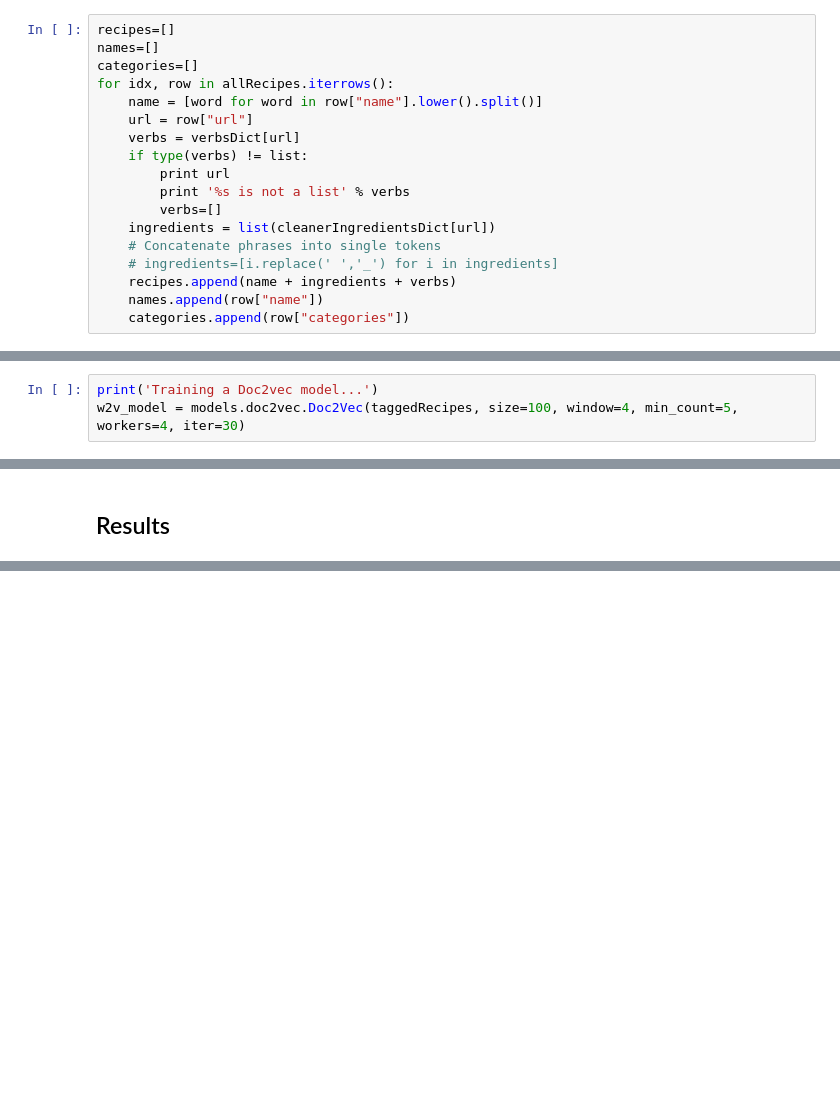
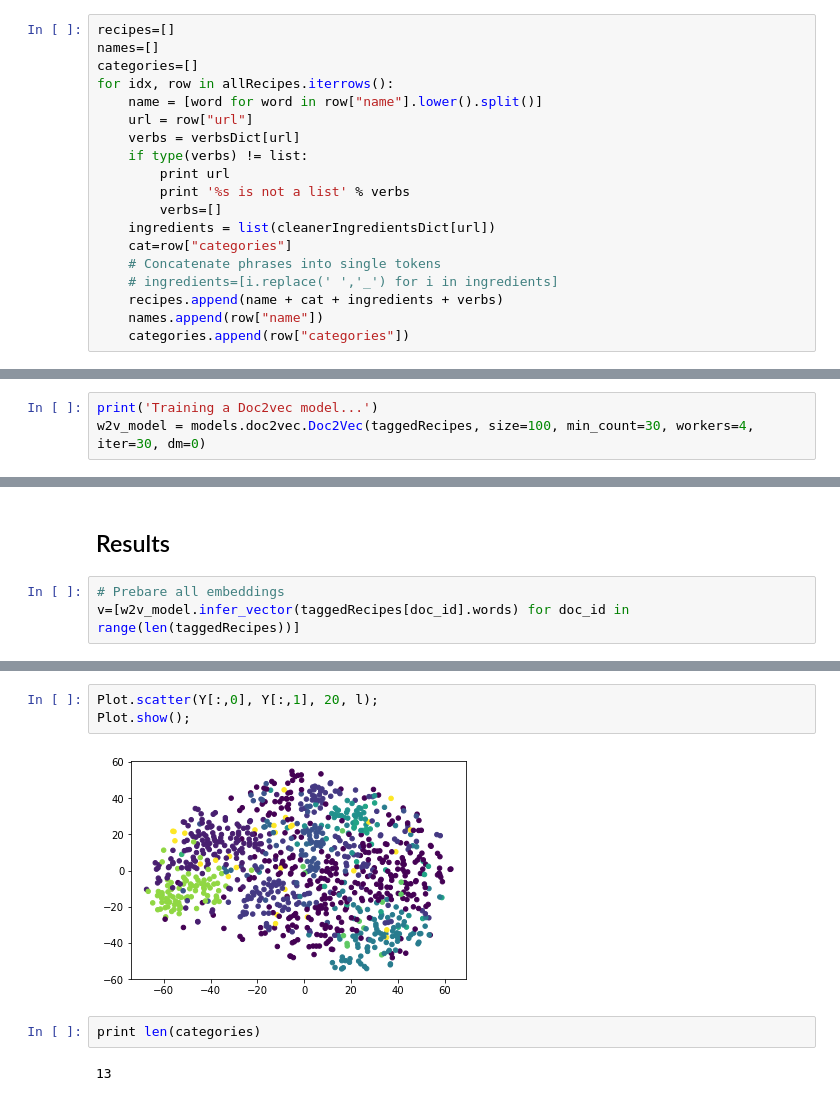
Before and after one commit to roygv/w266-recipes, a Jupyter notebook: Sent2Vec.ipynb, the cells around one changed output, grey strips where cells are left out. Drawn from its saved outputs; the diff is of its cells as text; blank space fills up the shorter version.

```diff
--- a/Sent2Vec.ipynb
+++ b/Sent2Vec.ipynb
@@ -46,9 +48,10 @@ for idx, row in allRecipes.iterrows():
         print '%s is not a list' % verbs
         verbs=[]
     ingredients = list(cleanerIngredientsDict[url])
+    cat=row["categories"]
     # Concatenate phrases into single tokens
     # ingredients=[i.replace(' ','_') for i in ingredients]
-    recipes.append(name + ingredients + verbs)
+    recipes.append(name + cat + ingredients + verbs)
     names.append(row["name"])
     categories.append(row["categories"])
 # %%
@@ -103,7 +106,7 @@ TaggedDocument([u'fresco', u'salsa', u'tomato', u'lime juice', u'cilantro', u're
 ## Train a Doc2Vec model
 # %%
 print('Training a Doc2vec model...')
-w2v_model = models.doc2vec.Doc2Vec(taggedRecipes, size=100, window=4, min_count=5, workers=4, iter=30)
+w2v_model = models.doc2vec.Doc2Vec(taggedRecipes, size=100, min_count=30, workers=4, iter=30, dm=0)
 # %% [output]
 Training a Doc2vec model...
 # %%
@@ -191,2 +249,5 @@ plotly.iplot(fig)
 # %% [markdown]
 ## Results
+# %%
+# Prebare all embeddings
+v=[w2v_model.infer_vector(taggedRecipes[doc_id].words) for doc_id in range(len(taggedRecipes))]
@@ -192,0 +407,9 @@ plotly.iplot(fig)
+# %%
+Plot.scatter(Y[:,0], Y[:,1], 20, l);
+Plot.show();
+# %% [output]
+[figure, added]
+# %%
+print len(categories)
+# %% [output]
+13
```
Also changed, not shown: parts of 21 cells of this notebook, 4 other files.
